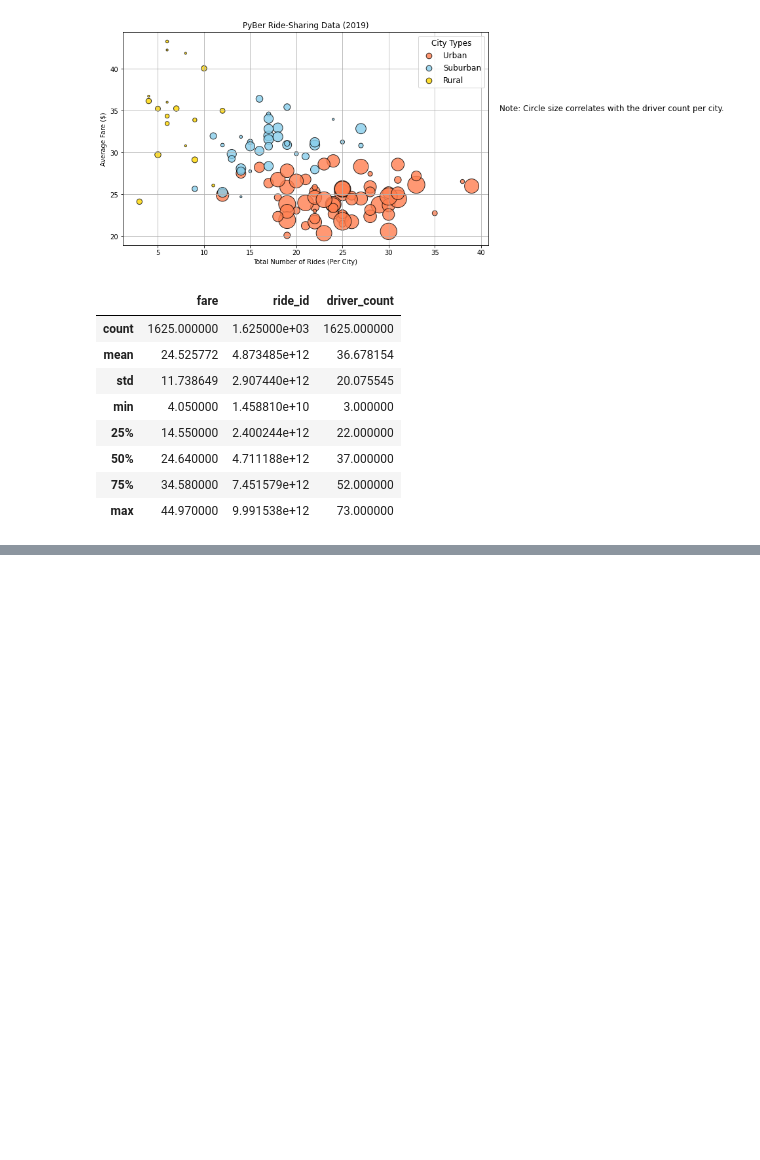
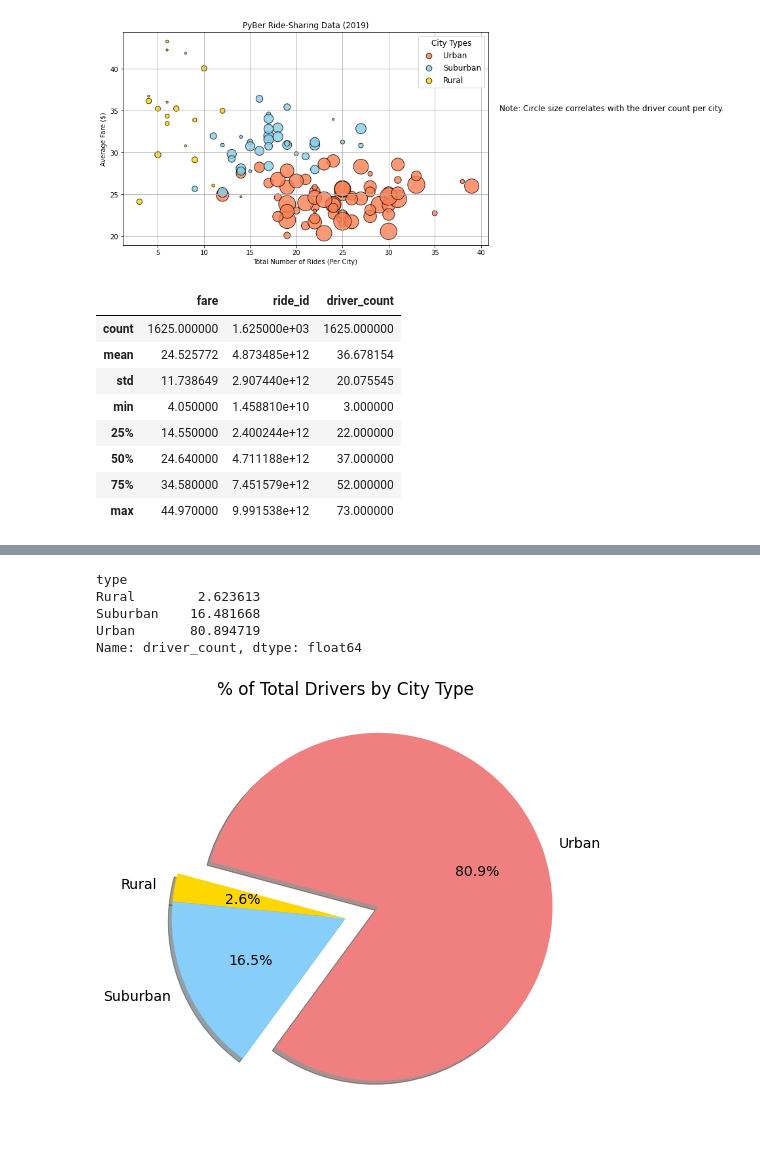
Before and after one commit to brand0j/PyBer_Analysis, a Jupyter notebook: PyBer_ride_data.ipynb, the cells around one changed output, grey strips where cells are left out. Drawn from its saved outputs; the diff is of its cells as text; code cells hidden in the pictures; blank space fills up the shorter version.

Commit message:
Pie chart % total drivers by city type

```diff
--- a/PyBer_ride_data.ipynb
+++ b/PyBer_ride_data.ipynb
@@ -585,0 +586,25 @@ plt.show()
+# %%
+driver_percents = city_data_df.groupby(['type']).sum()['driver_count']/city_data_df['driver_count'].sum() *100
+driver_percents
+# %% [output]
+type
+Rural        2.623613
+Suburban    16.481668
+Urban       80.894719
+Name: driver_count, dtype: float64
+# %%
+import matplotlib as mpl
+
+plt.subplots(figsize=(12,8))
+plt.pie(driver_percents,
+       labels=['Rural','Suburban','Urban'],
+       colors=['gold','lightskyblue','lightcoral'],
+       explode=[0,0,0.2],
+       autopct='%1.1f%%',
+       shadow=True, startangle=165)
+plt.title('% of Total Drivers by City Type')
+mpl.rcParams['font.size']=14
+plt.savefig('analysis_Fig7.png')
+plt.show()
+# %% [output]
+[figure, added]
```
Also changed, not shown: parts of 56 cells of this notebook.
